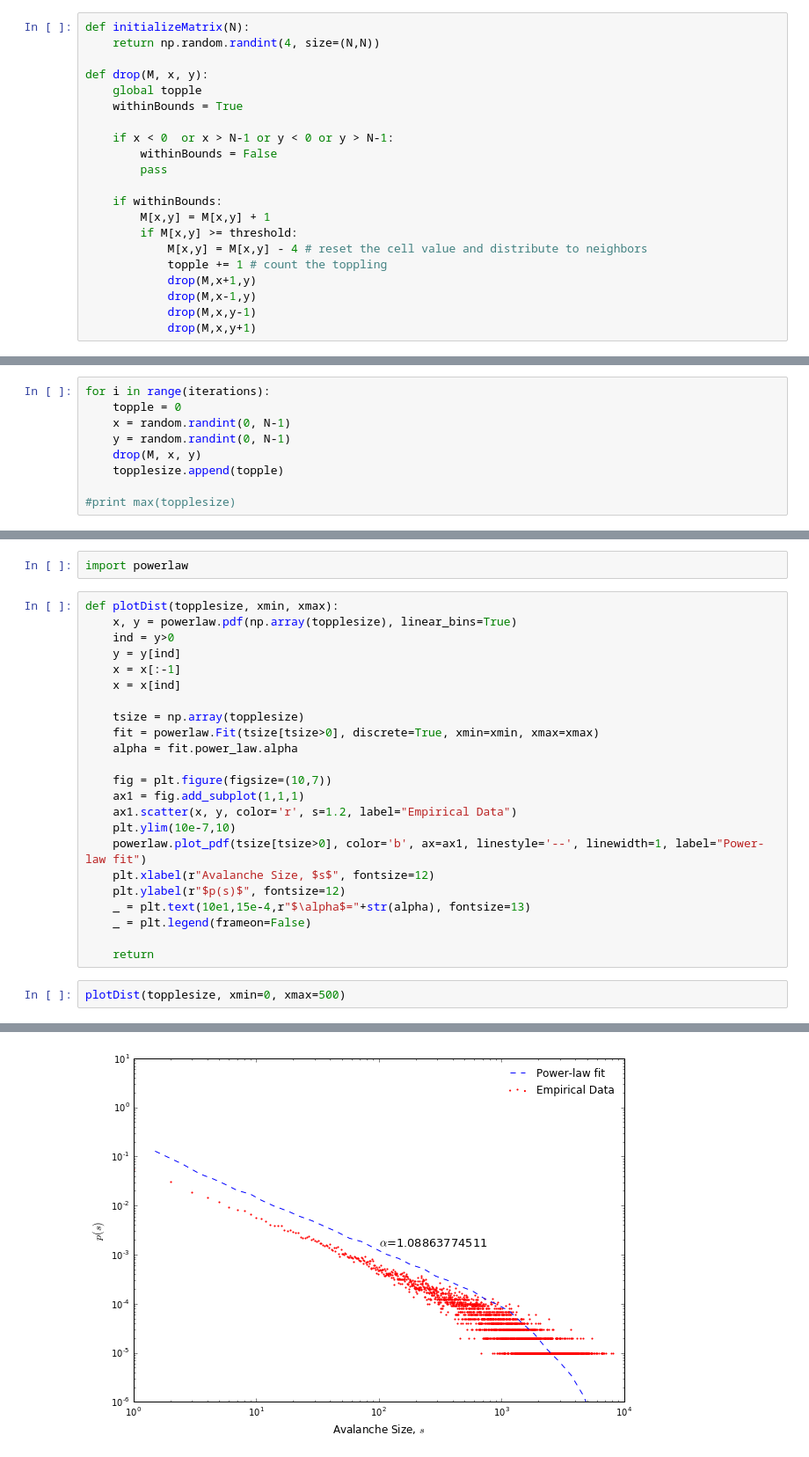
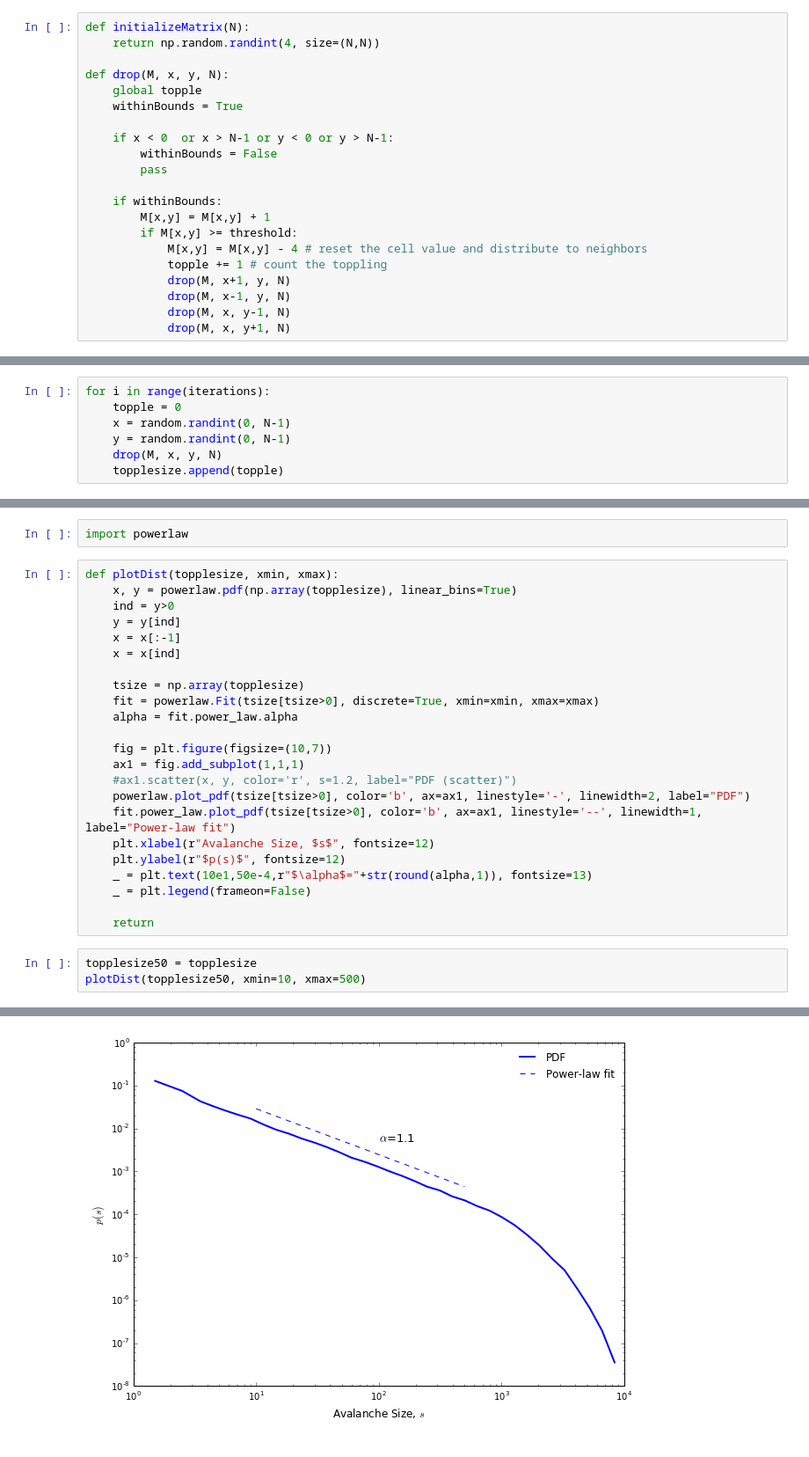
Before and after one commit to eflegara/BTW-Sandpile-Model, a Jupyter notebook: Sandpile.ipynb, the cells around one changed output, grey strips where cells are left out. Shown: that part at 88% size. Cells and saved outputs as stored; diff of their text form.

Commit message:
Fixed plots added description

```diff
--- a/Sandpile.ipynb
+++ b/Sandpile.ipynb
@@ -67,7 +67,7 @@ We then define two functions: `initializeMatrix()` and `drop()`, which are self-
 def initializeMatrix(N):
     return np.random.randint(4, size=(N,N))
 
-def drop(M, x, y):
+def drop(M, x, y, N):
     global topple
     withinBounds = True
 
@@ -80,10 +80,10 @@ def drop(M, x, y):
         if M[x,y] >= threshold:
             M[x,y] = M[x,y] - 4 # reset the cell value and distribute to neighbors
             topple += 1 # count the toppling
-            drop(M,x+1,y)
-            drop(M,x-1,y)
-            drop(M,x,y-1)
-            drop(M,x,y+1)
+            drop(M, x+1, y, N)
+            drop(M, x-1, y, N)
+            drop(M, x, y-1, N)
+            drop(M, x, y+1, N)
 # %% [markdown]
 ### Initializing sandpile
 In the next cell, we initialize our sandpile. We also plot how it looks like.
@@ -104,10 +104,8 @@ for i in range(iterations):
     topple = 0
     x = random.randint(0, N-1)
     y = random.randint(0, N-1)
-    drop(M, x, y)
+    drop(M, x, y, N)
     topplesize.append(topple)
-
-#print max(topplesize)
 # %% [markdown]
 ### Plot results
 # %%
@@ -158,15 +156,16 @@ def plotDist(topplesize, xmin, xmax):
 
     fig = plt.figure(figsize=(10,7))
     ax1 = fig.add_subplot(1,1,1)
-    ax1.scatter(x, y, color='r', s=1.2, label="Empirical Data")
-    plt.ylim(10e-7,10)
-    powerlaw.plot_pdf(tsize[tsize>0], color='b', ax=ax1, linestyle='--', linewidth=1, label="Power-law fit")
+    #ax1.scatter(x, y, color='r', s=1.2, label="PDF (scatter)")
+    powerlaw.plot_pdf(tsize[tsize>0], color='b', ax=ax1, linestyle='-', linewidth=2, label="PDF")
+    fit.power_law.plot_pdf(tsize[tsize>0], color='b', ax=ax1, linestyle='--', linewidth=1, label="Power-law fit")
     plt.xlabel(r"Avalanche Size, $s$", fontsize=12)
     plt.ylabel(r"$p(s)$", fontsize=12)
-    _ = plt.text(10e1,15e-4,r"$\alpha$="+str(alpha), fontsize=13)
+    _ = plt.text(10e1,50e-4,r"$\alpha$="+str(round(alpha,1)), fontsize=13)
     _ = plt.legend(frameon=False)
 
     return
 # %%
-plotDist(topplesize, xmin=0, xmax=500)
+topplesize50 = topplesize
+plotDist(topplesize50, xmin=10, xmax=500)
 # %% [output]
@@ -174 +172 @@ Calculating best minimal value for power law fit
-[figure, old version]
+[figure, new version]
```
Also changed, not shown: parts of 14 cells of this notebook.
